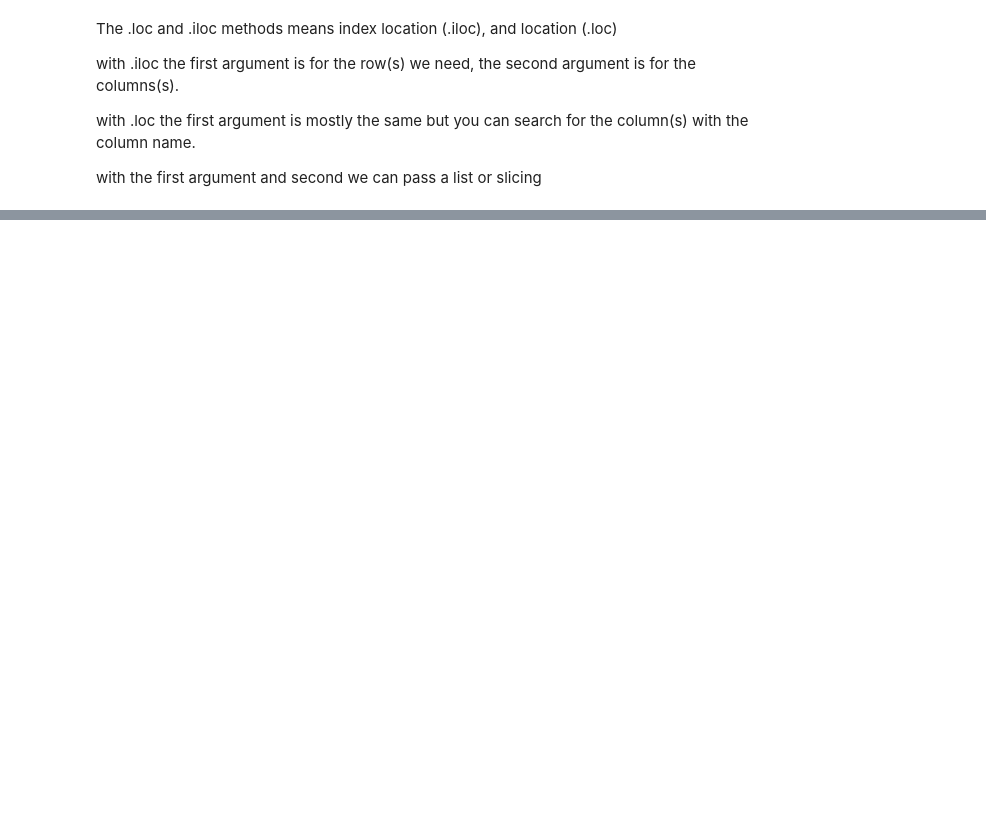
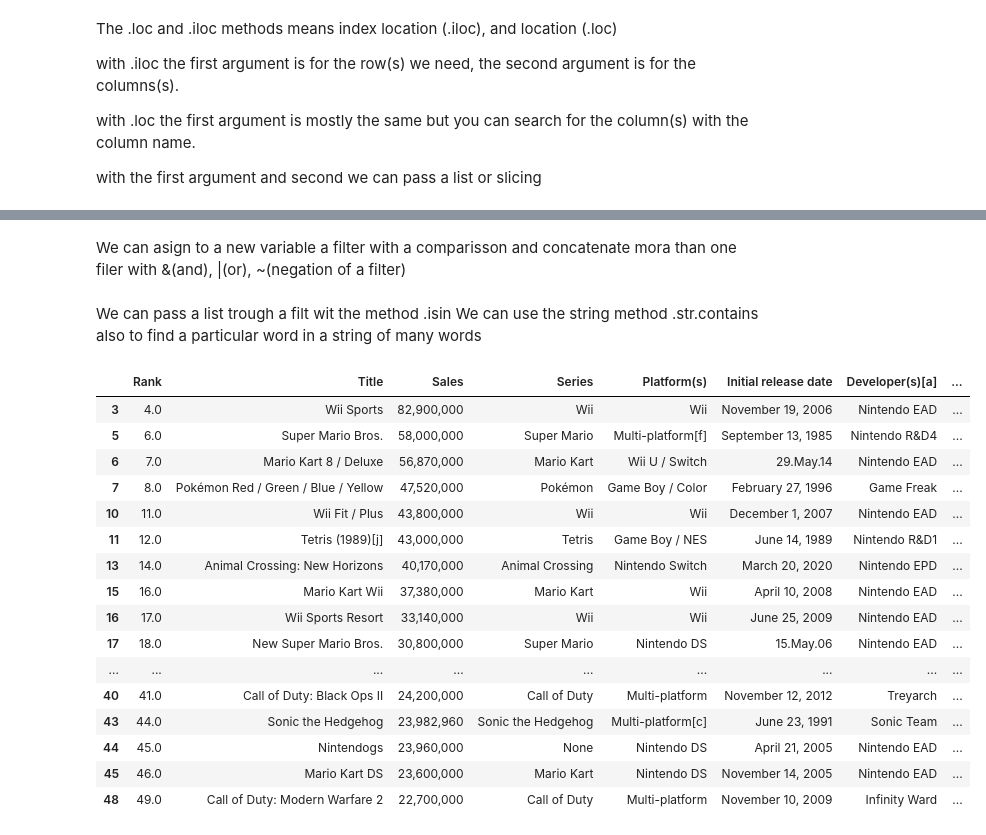
Before and after one commit to Sua95/pandas_project, a Jupyter notebook: pandas_demo.ipynb, the cells around one changed output, grey strips where cells are left out. Saved outputs shown, nothing was run; the diff lists cells and outputs as text; code cells hidden in the pictures; blank space fills up the shorter version.

Commit message:
Explanation of how to use some pd methods

```diff
--- a/pandas_demo.ipynb
+++ b/pandas_demo.ipynb
@@ -113,0 +88,4 @@ df.loc[[0,1], "Platform(s)":"Publisher(s)[a]"]
+# %%
+df.set_index('Title', inplace=True)
+# %% [markdown]
+We can asign to a new variable a filter with a comparisson and concatenate mora than one filer with &(and), |(or), ~(negation of a filter)
@@ -113,0 +96,25 @@ df.loc[[0,1], "Platform(s)":"Publisher(s)[a]"]
+# %% [markdown]
+We can pass a list trough a filt wit the method .isin
+We can use the string method .str.contains also to find a particular word in a string of many words
+# %%
+companies = ["Nintendo", "Sega", "Activision"]
+filt_companies = df["Publisher(s)[a]"].isin(companies)
+df.loc[filt_companies]
+# %% [output]
+|  | Rank | Title | Sales | Series | Platform(s) | Initial release date | Developer(s)[a] | ... |
+| 3 | 4.0 | Wii Sports | 82,900,000 | Wii | Wii | November 19, 2006 | Nintendo EAD | ... |
+| 5 | 6.0 | Super Mario Bros. | 58,000,000 | Super Mario | Multi-platform[f] | September 13, 1985 | Nintendo R&D4 | ... |
+| 6 | 7.0 | Mario Kart 8 / Deluxe | 56,870,000 | Mario Kart | Wii U / Switch | 29.May.14 | Nintendo EAD | ... |
+| 7 | 8.0 | Pokémon Red / Green / Blue / Yellow | 47,520,000 | Pokémon | Game Boy / Color | February 27, 1996 | Game Freak | ... |
+| 10 | 11.0 | Wii Fit / Plus | 43,800,000 | Wii | Wii | December 1, 2007 | Nintendo EAD | ... |
+| 11 | 12.0 | Tetris (1989)[j] | 43,000,000 | Tetris | Game Boy / NES | June 14, 1989 | Nintendo R&D1 | ... |
+| 13 | 14.0 | Animal Crossing: New Horizons | 40,170,000 | Animal Crossing | Nintendo Switch | March 20, 2020 | Nintendo EPD | ... |
+| 15 | 16.0 | Mario Kart Wii | 37,380,000 | Mario Kart | Wii | April 10, 2008 | Nintendo EAD | ... |
+| 16 | 17.0 | Wii Sports Resort | 33,140,000 | Wii | Wii | June 25, 2009 | Nintendo EAD | ... |
+| 17 | 18.0 | New Super Mario Bros. | 30,800,000 | Super Mario | Nintendo DS | 15.May.06 | Nintendo EAD | ... |
+| ... | ... | ... | ... | ... | ... | ... | ... | ... |
+| 40 | 41.0 | Call of Duty: Black Ops II | 24,200,000 | Call of Duty | Multi-platform | November 12, 2012 | Treyarch | ... |
+| 43 | 44.0 | Sonic the Hedgehog | 23,982,960 | Sonic the Hedgehog | Multi-platform[c] | June 23, 1991 | Sonic Team | ... |
+| 44 | 45.0 | Nintendogs | 23,960,000 | None | Nintendo DS | April 21, 2005 | Nintendo EAD | ... |
+| 45 | 46.0 | Mario Kart DS | 23,600,000 | Mario Kart | Nintendo DS | November 14, 2005 | Nintendo EAD | ... |
+| 48 | 49.0 | Call of Duty: Modern Warfare 2 | 22,700,000 | Call of Duty | Multi-platform | November 10, 2009 | Infinity Ward | ... |
```
Also changed, not shown: parts of 13 cells of this notebook.
